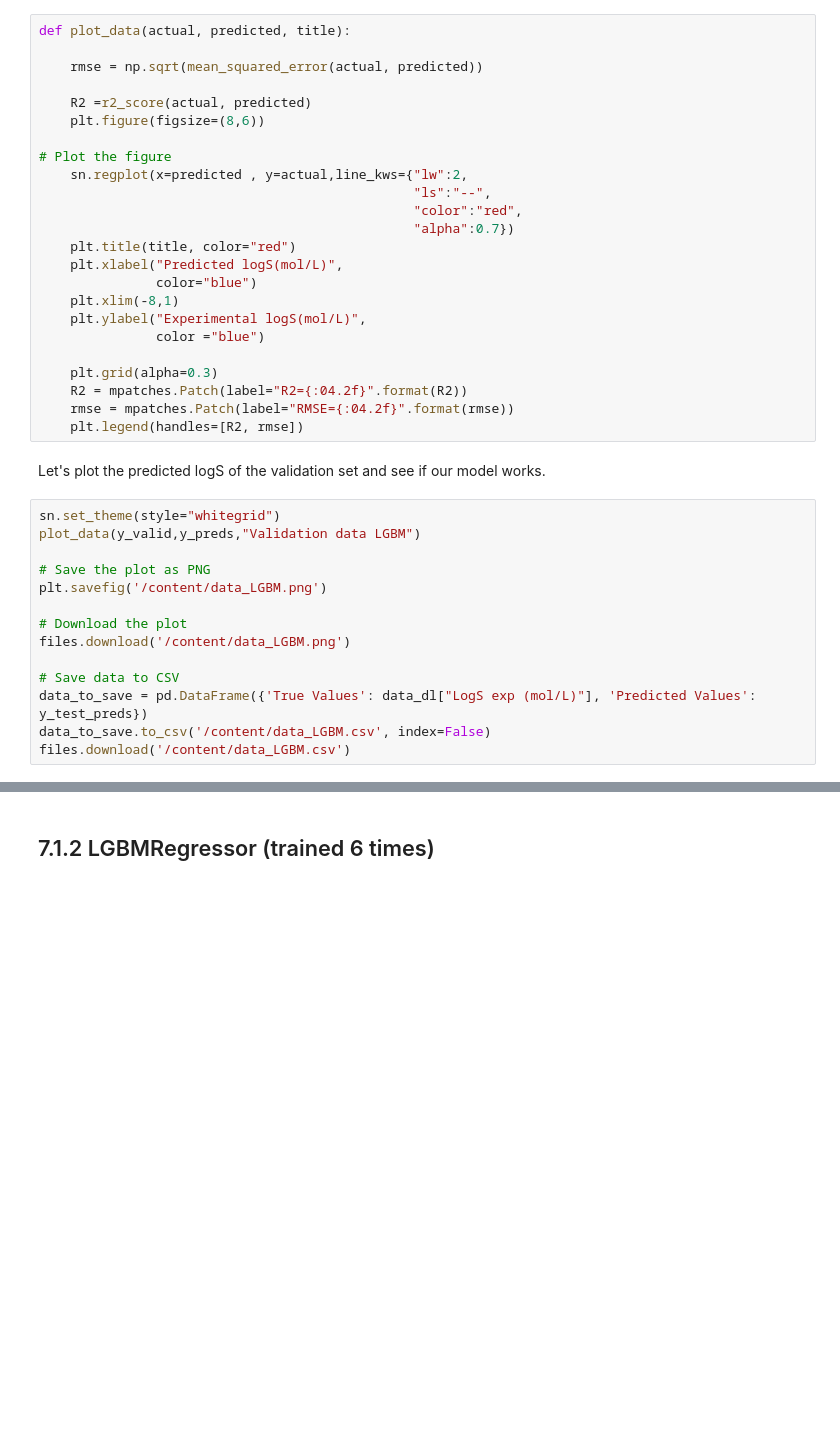
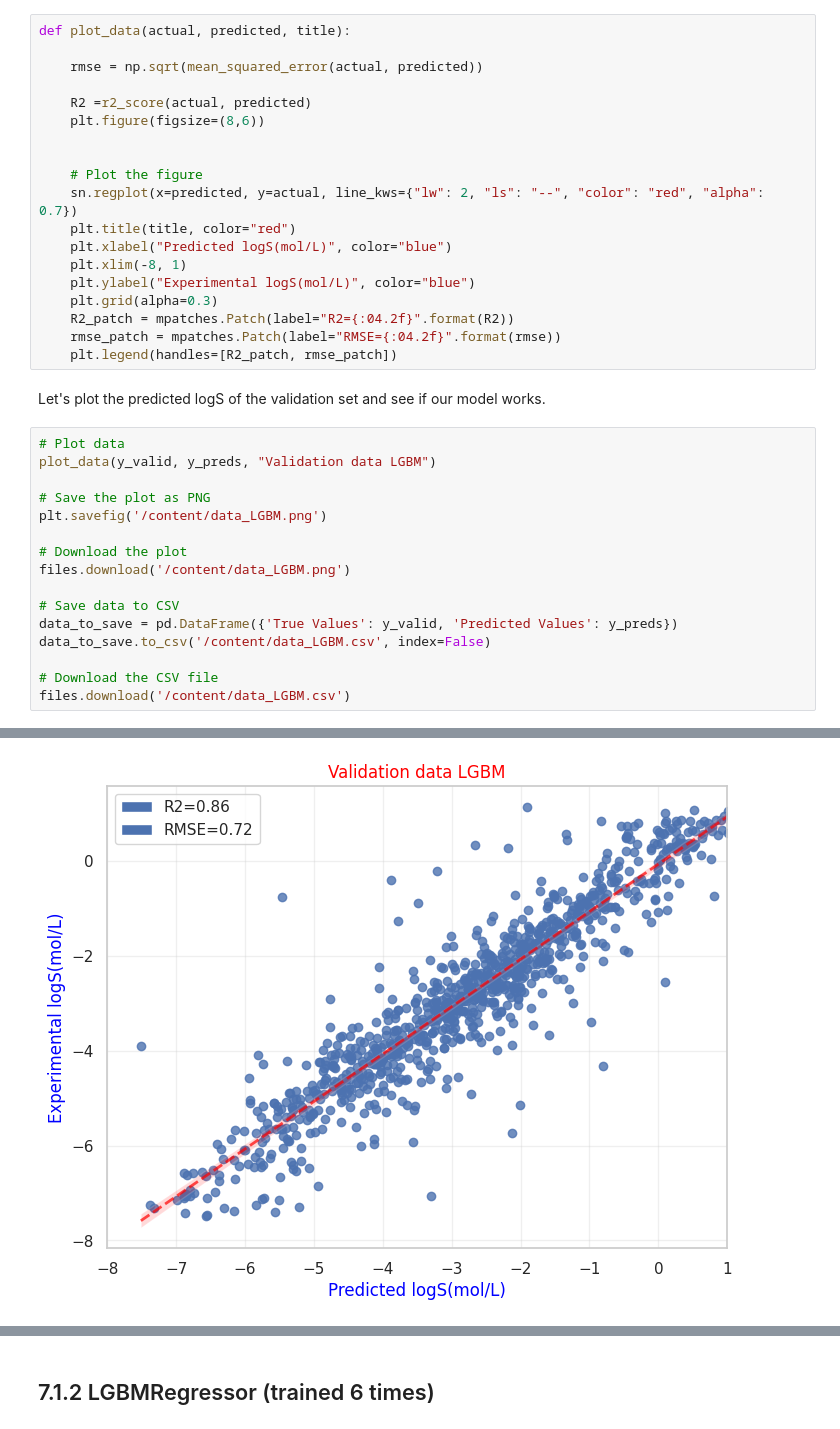
Before and after one commit to LucasCossard/WSPP_Projectppchem, a Jupyter notebook: Notebook_WSP.ipynb, the cells around one changed output, grey strips where cells are left out. Drawn from its saved outputs; the diff is of its cells as text; blank space fills up the shorter version.

```diff
--- a/Notebook_WSP.ipynb
+++ b/Notebook_WSP.ipynb
@@ -645,27 +765,22 @@ def plot_data(actual, predicted, title):
     R2 =r2_score(actual, predicted)
     plt.figure(figsize=(8,6))
 
-# Plot the figure
-    sn.regplot(x=predicted , y=actual,line_kws={"lw":2,
-                                                "ls":"--",
-                                                "color":"red",
-                                                "alpha":0.7})
+
+    # Plot the figure
+    sn.regplot(x=predicted, y=actual, line_kws={"lw": 2, "ls": "--", "color": "red", "alpha": 0.7})
     plt.title(title, color="red")
-    plt.xlabel("Predicted logS(mol/L)",
-               color="blue")
-    plt.xlim(-8,1)
-    plt.ylabel("Experimental logS(mol/L)",
-               color ="blue")
-
+    plt.xlabel("Predicted logS(mol/L)", color="blue")
+    plt.xlim(-8, 1)
+    plt.ylabel("Experimental logS(mol/L)", color="blue")
     plt.grid(alpha=0.3)
-    R2 = mpatches.Patch(label="R2={:04.2f}".format(R2))
-    rmse = mpatches.Patch(label="RMSE={:04.2f}".format(rmse))
-    plt.legend(handles=[R2, rmse])
+    R2_patch = mpatches.Patch(label="R2={:04.2f}".format(R2))
+    rmse_patch = mpatches.Patch(label="RMSE={:04.2f}".format(rmse))
+    plt.legend(handles=[R2_patch, rmse_patch])
 # %% [markdown]
 Let's plot the predicted logS of the validation set and see if our model works.
 # %%
-sn.set_theme(style="whitegrid")
-plot_data(y_valid,y_preds,"Validation data LGBM")
+# Plot data
+plot_data(y_valid, y_preds, "Validation data LGBM")
 
 # Save the plot as PNG
 plt.savefig('/content/data_LGBM.png')
@@ -674,6 +789,9 @@ plt.savefig('/content/data_LGBM.png')
 files.download('/content/data_LGBM.png')
 
 # Save data to CSV
-data_to_save = pd.DataFrame({'True Values': data_dl["LogS exp (mol/L)"], 'Predicted Values': y_test_preds})
+data_to_save = pd.DataFrame({'True Values': y_valid, 'Predicted Values': y_preds})
 data_to_save.to_csv('/content/data_LGBM.csv', index=False)
+
+# Download the CSV file
 files.download('/content/data_LGBM.csv')
+# %% [output]
@@ -680,3 +802,4 @@ files.download('/content/data_LGBM.csv')
+[figure, added]
 # %%
 # Standard scaler - transform
 x_scaled_test = scaler.transform(data_dl_descriptors)
```
Also changed, not shown: parts of 53 cells of this notebook.
